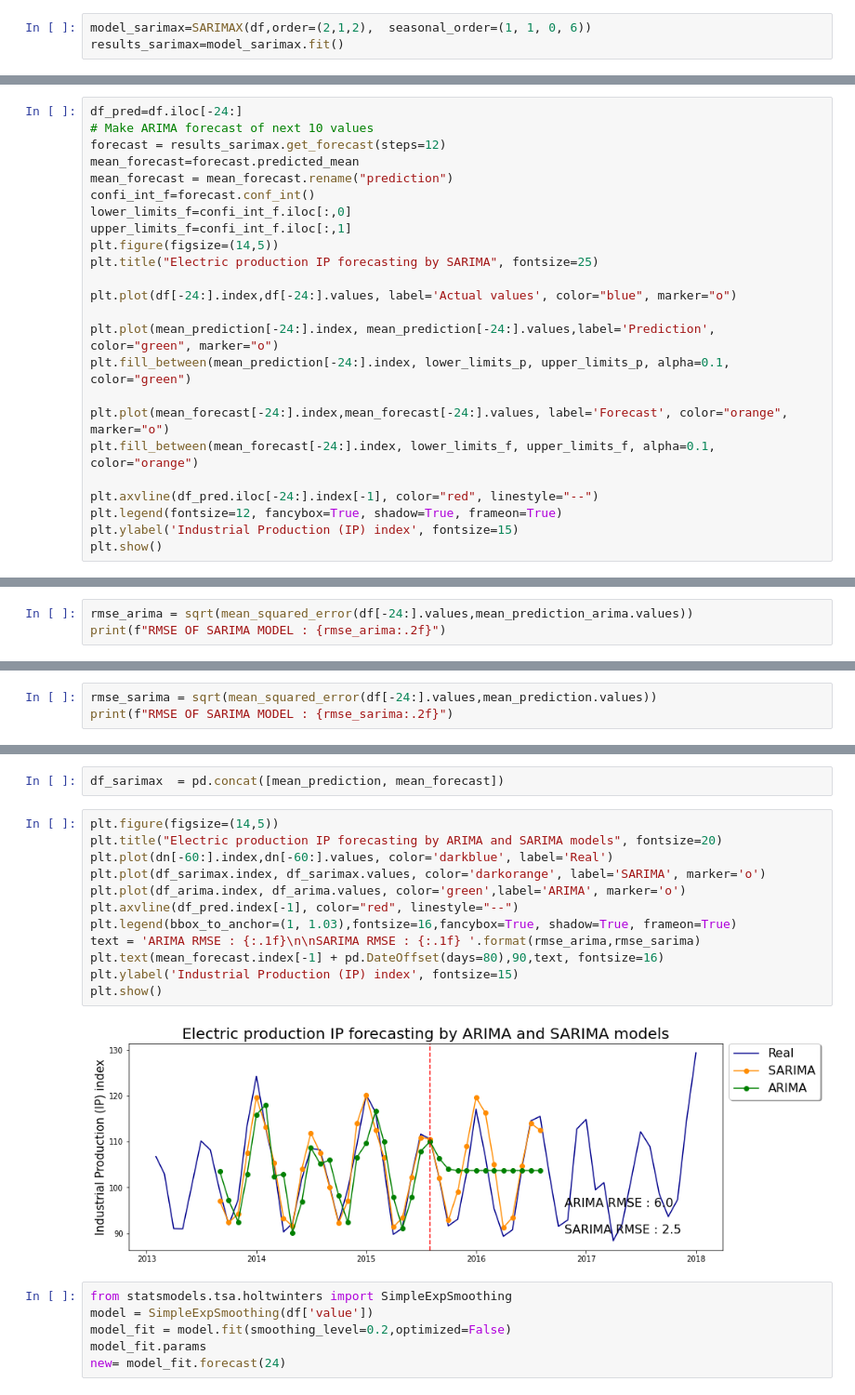
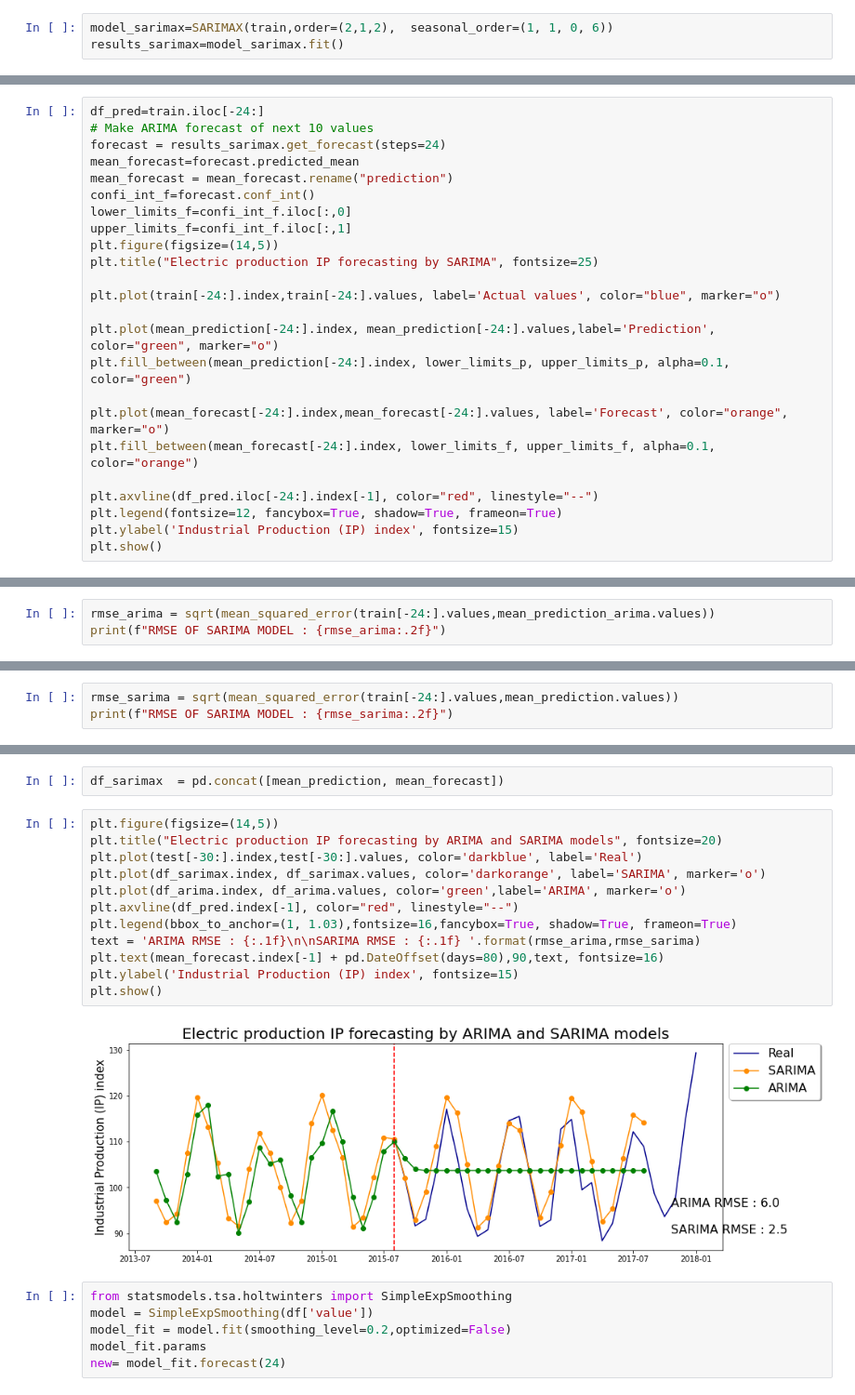
Before and after one commit to waheb-1988/time_series_analysis, a Jupyter notebook: sarima_up.ipynb, the cells around one changed output, grey strips where cells are left out. Shown at 93% size. Saved outputs shown, nothing was run; the diff lists cells and outputs as text.

```diff
--- a/sarima_up.ipynb
+++ b/sarima_up.ipynb
@@ -352,5 +277,5 @@ Total fit time: 42.097 seconds
 # %%
-model_sarimax=SARIMAX(df,order=(2,1,2),  seasonal_order=(1, 1, 0, 6))
+model_sarimax=SARIMAX(train,order=(2,1,2),  seasonal_order=(1, 1, 0, 6))
 results_sarimax=model_sarimax.fit()
 # %%
 results_sarimax.summary()
@@ -403,9 +351,9 @@ plt.show()
 # %% [output]
 [figure]
 # %%
-df_pred=df.iloc[-24:]
+df_pred=train.iloc[-24:]
 # Make ARIMA forecast of next 10 values
-forecast = results_sarimax.get_forecast(steps=12)
+forecast = results_sarimax.get_forecast(steps=24)
 mean_forecast=forecast.predicted_mean
 mean_forecast = mean_forecast.rename("prediction")
 confi_int_f=forecast.conf_int()
@@ -414,7 +362,7 @@ upper_limits_f=confi_int_f.iloc[:,1]
 plt.figure(figsize=(14,5))
 plt.title("Electric production IP forecasting by SARIMA", fontsize=25)
 
-plt.plot(df[-24:].index,df[-24:].values, label='Actual values', color="blue", marker="o")
+plt.plot(train[-24:].index,train[-24:].values, label='Actual values', color="blue", marker="o")
 
 plt.plot(mean_prediction[-24:].index, mean_prediction[-24:].values,label='Prediction', color="green", marker="o")
 plt.fill_between(mean_prediction[-24:].index, lower_limits_p, upper_limits_p, alpha=0.1, color="green")
@@ -431,5 +379,5 @@ plt.show()
 # %%
-rmse_arima = sqrt(mean_squared_error(df[-24:].values,mean_prediction_arima.values))
+rmse_arima = sqrt(mean_squared_error(train[-24:].values,mean_prediction_arima.values))
 print(f"RMSE OF SARIMA MODEL : {rmse_arima:.2f}")
 # %% [output]
 RMSE OF SARIMA MODEL : 5.98
@@ -436,5 +389,5 @@ RMSE OF SARIMA MODEL : 5.98
 # %%
-rmse_sarima = sqrt(mean_squared_error(df[-24:].values,mean_prediction.values))
+rmse_sarima = sqrt(mean_squared_error(train[-24:].values,mean_prediction.values))
 print(f"RMSE OF SARIMA MODEL : {rmse_sarima:.2f}")
 # %% [output]
 RMSE OF SARIMA MODEL : 2.53
@@ -443,17 +401,17 @@ df_sarimax  = pd.concat([mean_prediction, mean_forecast])
 # %%
 plt.figure(figsize=(14,5))
 plt.title("Electric production IP forecasting by ARIMA and SARIMA models", fontsize=20)
-plt.plot(dn[-60:].index,dn[-60:].values, color='darkblue', label='Real')
+plt.plot(test[-30:].index,test[-30:].values, color='darkblue', label='Real')
 plt.plot(df_sarimax.index, df_sarimax.values, color='darkorange', label='SARIMA', marker='o')
 plt.plot(df_arima.index, df_arima.values, color='green',label='ARIMA', marker='o')
 plt.axvline(df_pred.index[-1], color="red", linestyle="--")
 plt.legend(bbox_to_anchor=(1, 1.03),fontsize=16,fancybox=True, shadow=True, frameon=True)
 text = 'ARIMA RMSE : {:.1f}\n\nSARIMA RMSE : {:.1f} '.format(rmse_arima,rmse_sarima)
 plt.text(mean_forecast.index[-1] + pd.DateOffset(days=80),90,text, fontsize=16)
 plt.ylabel('Industrial Production (IP) index', fontsize=15)
 plt.show()
 # %% [output]
-[figure, old version]
+[figure, new version]
 # %%
 from statsmodels.tsa.holtwinters import SimpleExpSmoothing
 model = SimpleExpSmoothing(df['value'])
```
Also changed, not shown: parts of 45 cells of this notebook.
